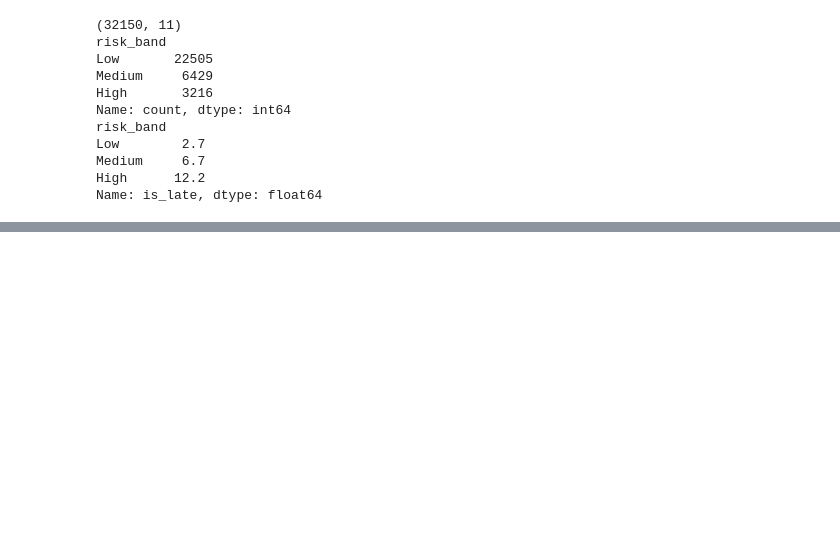
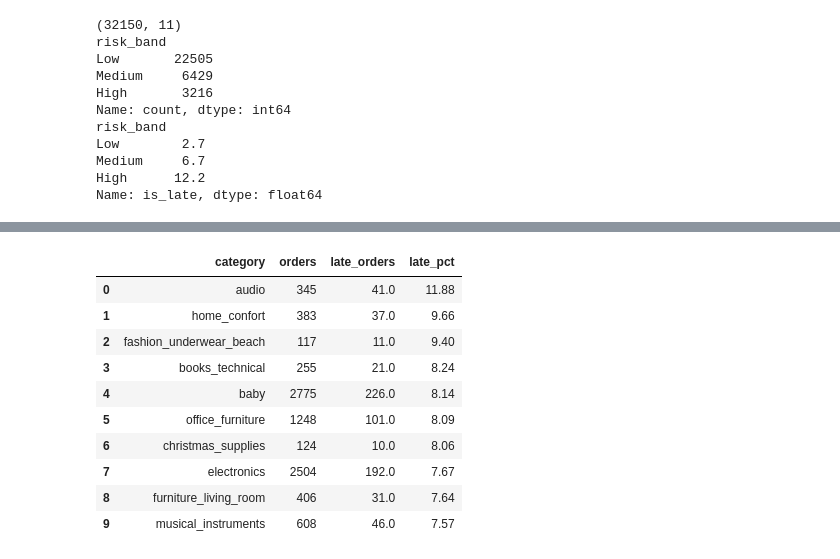
Before and after one commit to AshwiniChandekar1/deliveriq, a Jupyter notebook: DeliverIQ_model.ipynb, the cells around one changed output, grey strips where cells are left out. Drawn from its saved outputs; the diff is of its cells as text; code cells hidden in the pictures; blank space fills up the shorter version.

```diff
--- a/DeliverIQ_model.ipynb
+++ b/DeliverIQ_model.ipynb
@@ -468,0 +495,30 @@ Name: is_late, dtype: float64
+# %%
+q = """
+SELECT t.product_category_name_english AS category,
+       COUNT(*)                         AS orders,
+       SUM(v.is_late)                   AS late_orders,
+       ROUND(100 * AVG(v.is_late), 2)   AS late_pct
+FROM v_delivered_orders v
+JOIN (SELECT order_id, MIN(product_id) AS product_id
+      FROM order_items GROUP BY order_id) i ON v.order_id = i.order_id
+JOIN products p ON i.product_id = p.product_id
+LEFT JOIN product_category_name_translation t
+       ON p.product_category_name = t.product_category_name
+GROUP BY t.product_category_name_english
+HAVING COUNT(*) >= 100
+ORDER BY late_pct DESC
+LIMIT 10
+"""
+pd.read_sql(q, engine)
+# %% [output]
+|  | category | orders | late_orders | late_pct |
+| 0 | audio | 345 | 41.0 | 11.88 |
+| 1 | home_confort | 383 | 37.0 | 9.66 |
+| 2 | fashion_underwear_beach | 117 | 11.0 | 9.40 |
+| 3 | books_technical | 255 | 21.0 | 8.24 |
+| 4 | baby | 2775 | 226.0 | 8.14 |
+| 5 | office_furniture | 1248 | 101.0 | 8.09 |
+| 6 | christmas_supplies | 124 | 10.0 | 8.06 |
+| 7 | electronics | 2504 | 192.0 | 7.67 |
+| 8 | furniture_living_room | 406 | 31.0 | 7.64 |
+| 9 | musical_instruments | 608 | 46.0 | 7.57 |
```
Also changed, not shown: parts of 6 cells of this notebook.
